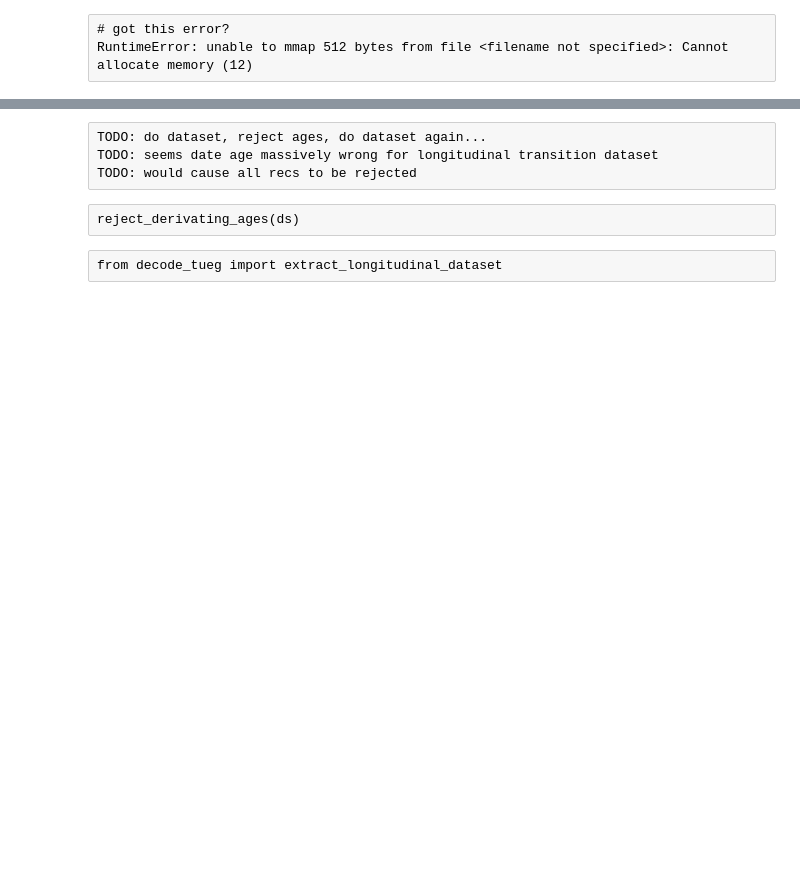
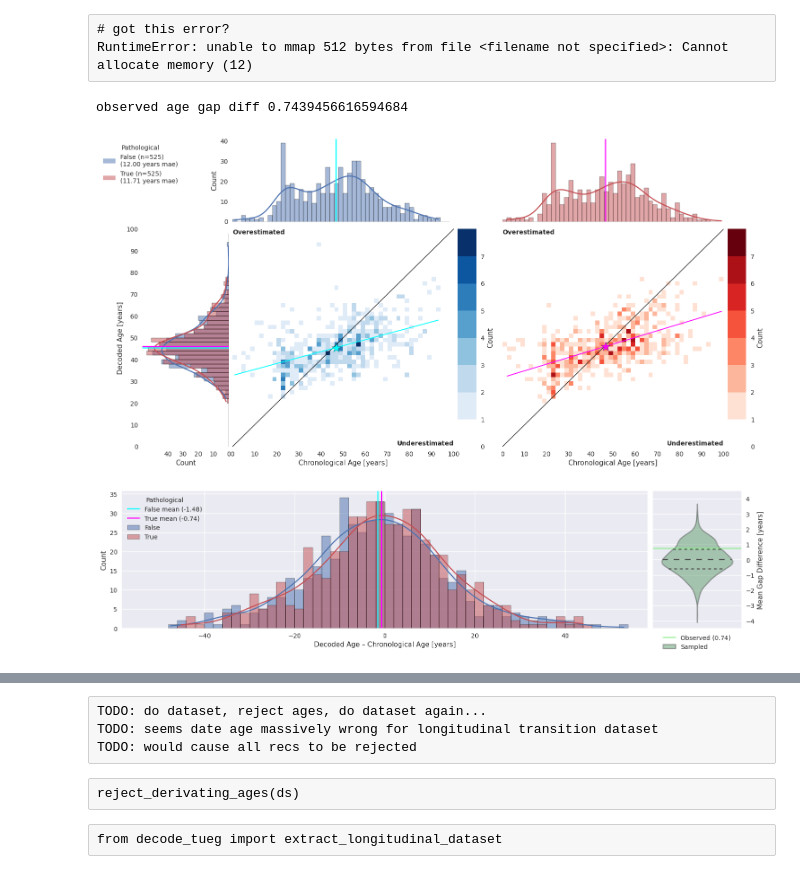
Before and after one commit to gemeinl/eeg-brain-age, a Jupyter notebook: predict_longitudinal.ipynb, the cells around one changed output, grey strips where cells are left out. Cells and saved outputs as stored; diff of their text form; code cells hidden in the pictures; blank space fills up the shorter version.

```diff
--- a/predict_longitudinal.ipynb
+++ b/predict_longitudinal.ipynb
@@ -153,6 +153,7 @@ exp_date = '2023-02-09T09:34:21.685021'
 checkpoint = 'train_end'
 # %%
-n_recordings = 10
+n_recordings = None
+save = True
 # %%
 # read all experiment models (seeds and cv / eval runs) to predict longitudinal datasets
 # 'transition', 'non_pathological', 'pathological'
@@ -309,8 +335,8 @@ from decode_tueg import (
 # %%
 exp_dir = '/home/jovyan/experiments/'
-exp_date = '2023-02-09T09:34:21.685021'
+exp_date = '2023-02-15T18:43:26.819382'
 checkpoint = 'train_end'
 # %%
 bin_width = 2
 n_repetitions = 1000  # actually 100000!
-#detrend = 'quadratic'
+detrend = None#'quadratic'
@@ -322,18 +351,31 @@ from decode_tueg import deconfound
+# %%
+subject_wise = True
 # %%
 cols = ['y_true', 'y_pred', 'subject', 'pathological']
-for ds_name in ['transition', 'non_pathological']:#, 'pathological']:
+for ds_name in ['transition']:#, 'non_pathological', 'pathological']:
     all_preds, configs = [], []
     for i, exp_path in enumerate(iter_exp_dir(exp_dir, exp_date)):
         preds_path = os.path.join(exp_dir, exp_path, 'preds', f'{checkpoint}_longitudinal_{ds_name}_preds.csv')
-        preds = pd.read_csv(preds_path, index_col=0)[cols]
+        try:
+            preds = pd.read_csv(preds_path, index_col=0)[cols]
+        except:
+            continue
         all_preds.append(preds)
     all_preds = pd.concat(all_preds)
     all_preds = all_preds.reset_index().groupby('index').mean().reset_index(drop=True)
 
+    if subject_wise:
+        all_preds = all_preds.groupby(['pathological', 'subject'], as_index=False).mean()
+
     plot_heatmaps(all_preds, bin_width)
     # possible to deconfound here?
-    #all_preds = deconfound(all_preds, detrend)
+    if detrend is not None:
+        all_preds = deconfound(all_preds, detrend)
     if ds_name == 'transition':
         plot_age_gap_hist_and_permutation_test(all_preds, bin_width, n_repetitions)
     else:
         plot_age_gap_hist(all_preds, bin_width)
+# %% [output]
+observed age gap diff 0.7439456616594684
+[figure, added]
+[figure, added]
```
Also changed, not shown: parts of 14 cells of this notebook, 4 other files.
